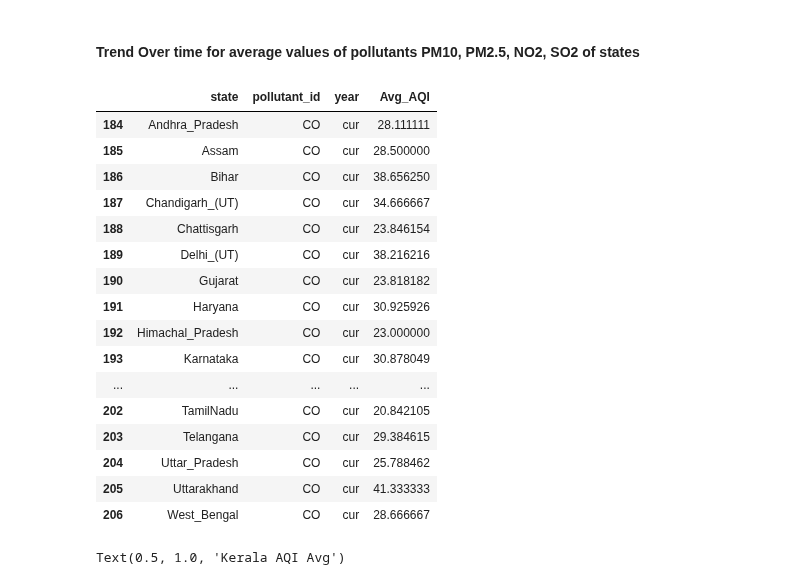
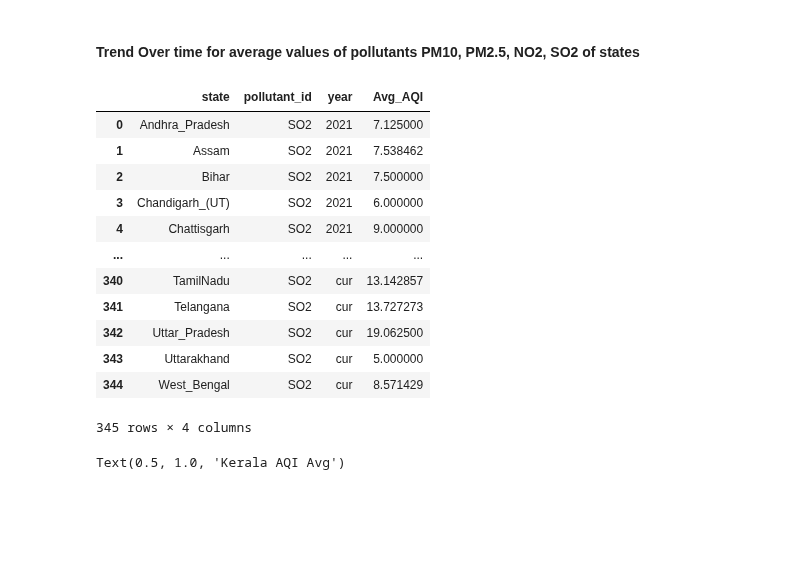
Before and after one commit to latheeshpoondla/Project, a Jupyter notebook: DSProject.ipynb, the cells around one changed output. Cells and saved outputs as stored; diff of their text form; code cells hidden in the pictures; blank space fills up the shorter version.

```diff
--- a/DSProject.ipynb
+++ b/DSProject.ipynb
@@ -713,33 +713,29 @@ Now the data is ready to be used for analysis.
 # %%
 ti_avg = pd.merge(avg_df_2021, avg_df_2022, on='state')
 ti_avg = pd.merge(ti_avg, avg_cur_df, on='state')
 # Melt the dataframe to have 'pollutant_year' as a single column
 ti_avg = ti_avg.melt(id_vars=['state'], var_name='pollutant_year', value_name='Avg_AQI')
 # Split 'pollutant_year' into 'pollutant_id' and 'year'
 ti_avg[['pollutant_id', 'year']] = ti_avg['pollutant_year'].str.split('_', expand=True)
 ti_avg.drop(columns=['pollutant_year'], inplace=True)
 # Reorder columns
 ti_avg = ti_avg[['state', 'pollutant_id', 'year', 'Avg_AQI']]
 
-display(ti_avg[ti_avg['pollutant_id']=='CO'])
+display(ti_avg)
 # %% [output]
 |  | state | pollutant_id | year | Avg_AQI |
-| 184 | Andhra_Pradesh | CO | cur | 28.111111 |
-| 185 | Assam | CO | cur | 28.500000 |
-| 186 | Bihar | CO | cur | 38.656250 |
-| 187 | Chandigarh_(UT) | CO | cur | 34.666667 |
-| 188 | Chattisgarh | CO | cur | 23.846154 |
-| 189 | Delhi_(UT) | CO | cur | 38.216216 |
-| 190 | Gujarat | CO | cur | 23.818182 |
-| 191 | Haryana | CO | cur | 30.925926 |
-| 192 | Himachal_Pradesh | CO | cur | 23.000000 |
-| 193 | Karnataka | CO | cur | 30.878049 |
+| 0 | Andhra_Pradesh | SO2 | 2021 | 7.125000 |
+| 1 | Assam | SO2 | 2021 | 7.538462 |
+| 2 | Bihar | SO2 | 2021 | 7.500000 |
+| 3 | Chandigarh_(UT) | SO2 | 2021 | 6.000000 |
+| 4 | Chattisgarh | SO2 | 2021 | 9.000000 |
 | ... | ... | ... | ... | ... |
-| 202 | TamilNadu | CO | cur | 20.842105 |
-| 203 | Telangana | CO | cur | 29.384615 |
-| 204 | Uttar_Pradesh | CO | cur | 25.788462 |
-| 205 | Uttarakhand | CO | cur | 41.333333 |
-| 206 | West_Bengal | CO | cur | 28.666667 |
+| 340 | TamilNadu | SO2 | cur | 13.142857 |
+| 341 | Telangana | SO2 | cur | 13.727273 |
+| 342 | Uttar_Pradesh | SO2 | cur | 19.062500 |
+| 343 | Uttarakhand | SO2 | cur | 5.000000 |
+| 344 | West_Bengal | SO2 | cur | 8.571429 |
+345 rows × 4 columns
 # %%
 import seaborn as sns
 import matplotlib.pyplot as plt
```
Also changed, not shown: parts of 3 cells of this notebook.
